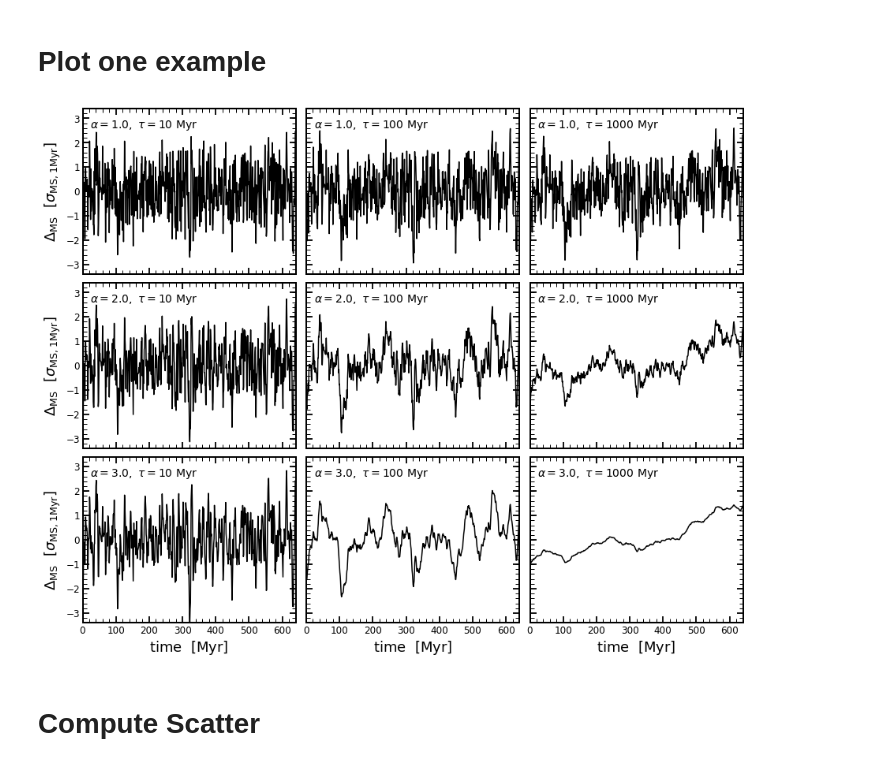
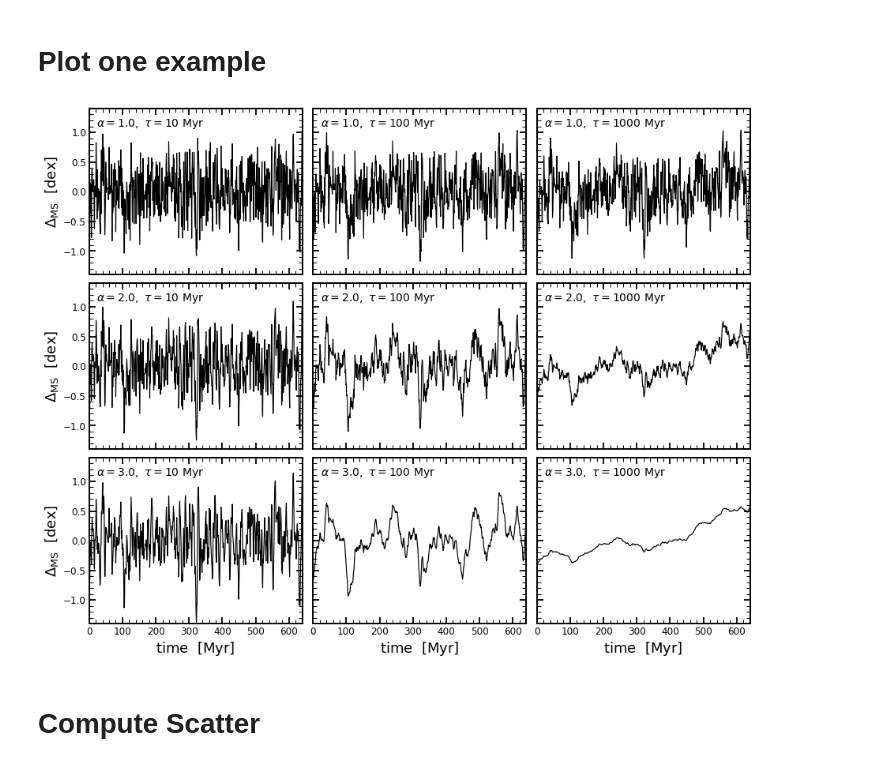
Before and after one commit to stacchella/variability_SFHs, a Jupyter notebook: notebooks/PSD_Analysis.ipynb, the cells around one changed output. Drawn from its saved outputs; the diff is of its cells as text; code cells hidden in the pictures.

```diff
--- a/notebooks/PSD_Analysis.ipynb
+++ b/notebooks/PSD_Analysis.ipynb
@@ -35,36 +35,38 @@ list_of_tau = np.unique(list_tau)
 # %%
 # plot grid with varying tau and slope
 
 slope_plot = [1.0, 2.0, 3.0]
 tau_plot = [10.0, 100.0, 1000.0]
+scatter = 0.4
 
 fig, axes = plt.subplots(nrows=len(slope_plot), ncols=len(tau_plot), figsize=(5.0*len(tau_plot), 4.0*len(slope_plot)))
 
 for ii in range(len(slope_plot)):
     for jj in range(len(tau_plot)):
         ax = axes[ii][jj]
         LC = Simulate_TK_Lightcurve(BendingPL, (1.0, 1.0/(tau_plot[jj]), slope_plot[ii], 0.0, 0.0), randomSeed=100, RedNoiseL=10, aliasTbin=1.0, tbin=1, length=3000)
-        ax.plot(LC.flux[:640], '-', lw=1.5, color='black')
-        ax.text(23, 2.6, r'$\alpha=%.1f,\ \tau=%.0f$ Myr' %(slope_plot[ii], tau_plot[jj]), fontsize=14)
+        norm = scatter/np.std(LC.flux[:])
+        ax.plot(norm*LC.flux[:640], '-', lw=1.2, color='black')
+        ax.text(23, 1.1, r'$\alpha=%.1f,\ \tau=%.0f$ Myr' %(slope_plot[ii], tau_plot[jj]), fontsize=14)
         ax.set_xlim([0.0, 640.0])
-        ax.set_ylim([-3.4, 3.4])
+        ax.set_ylim([-1.4, 1.4])
         if (ii<len(slope_plot)-1):
             ax.set_xlabel('', fontsize=18)
             ax.xaxis.set_ticklabels([])
         else:
             ax.set_xlabel(r'$\mathrm{time}\/\/\/\/[\mathrm{Myr}]$', fontsize=18)
         if (jj>=1):
             ax.set_ylabel('', fontsize=18)
             ax.yaxis.set_ticklabels([])
         else:
-            ax.set_ylabel(r'$\Delta_{\rm MS}\/\/\/\/[\sigma_{\rm MS,1\mathrm{Myr}}]$', fontsize=18)
+            ax.set_ylabel(r'$\Delta_{\rm MS}\/\/\/\/[\mathrm{dex}]$', fontsize=18)
 
 
 plt.subplots_adjust(hspace=0.05, wspace=0.05)
 plt.savefig(path_figures + 'Example_SFHs.pdf', bbox_inches='tight')
 plt.show()
 # %% [output]
-[figure, old version]
+[figure, new version]
 # %% [markdown]
 # Compute Scatter
 # %%
```
Also changed, not shown: parts of 10 cells of this notebook, 7 other files.
